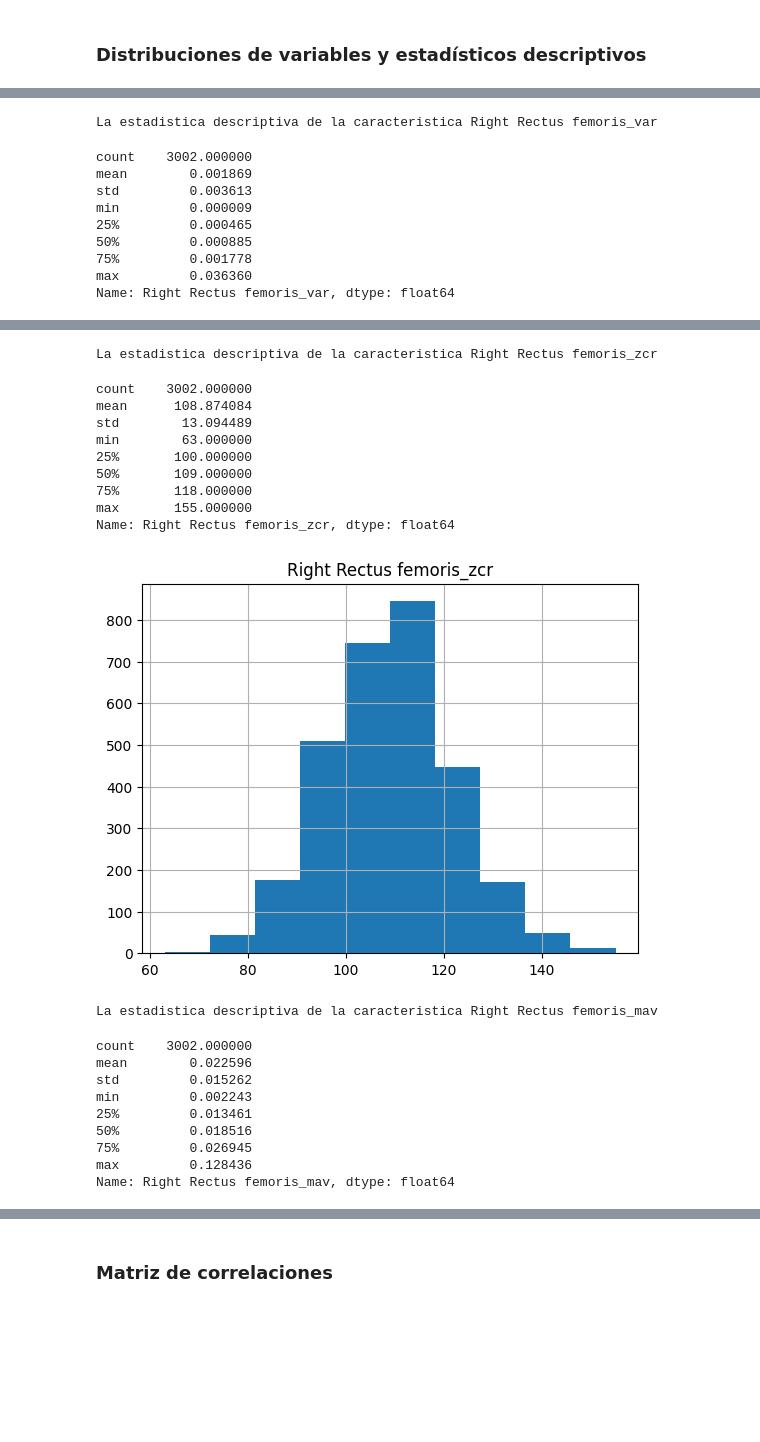
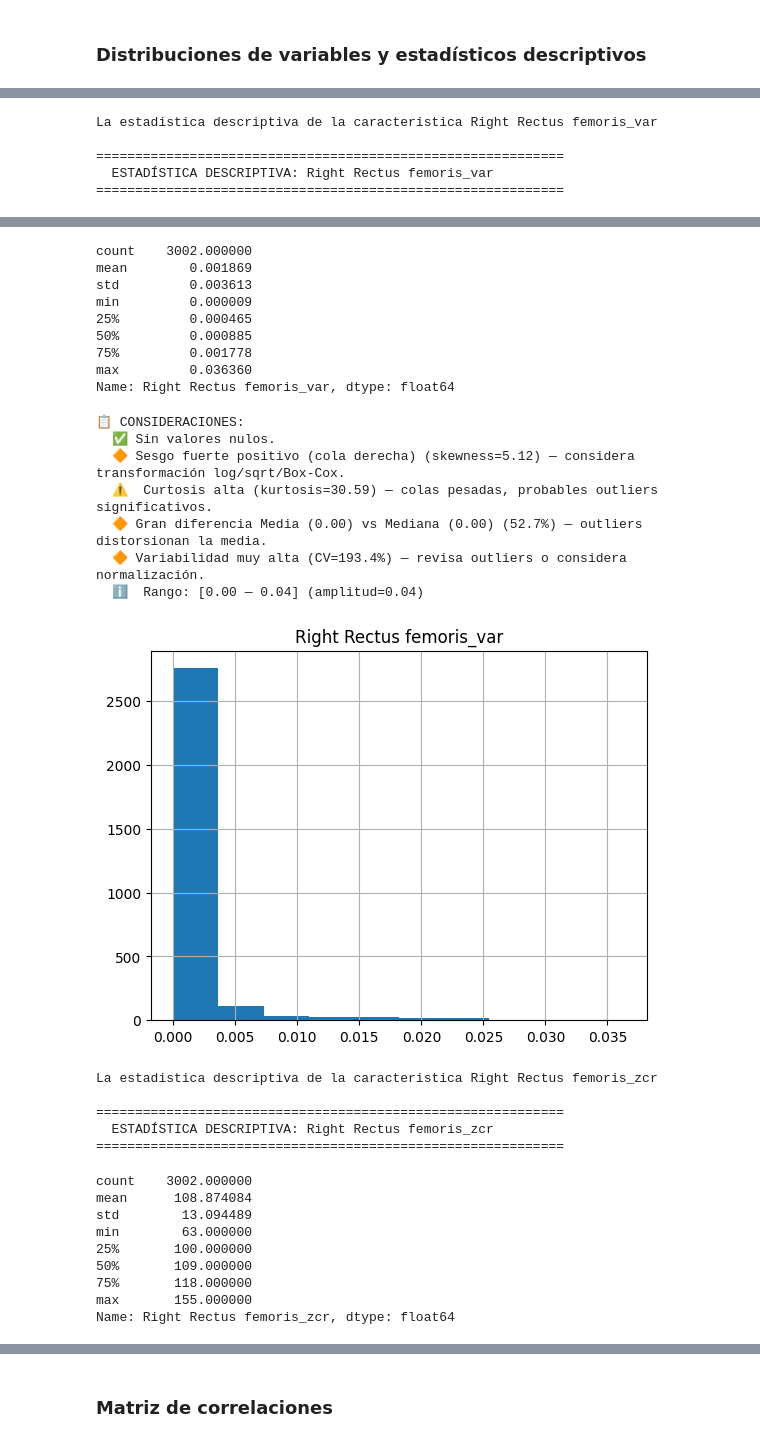
Before and after one commit to Alejoso/Taller2-Intro-IA, a Jupyter notebook: Problema1.ipynb, the cells around one changed output, grey strips where cells are left out. Saved outputs shown, nothing was run; the diff lists cells and outputs as text; code cells hidden in the pictures; blank space fills up the shorter version.

```diff
--- a/Problema1.ipynb
+++ b/Problema1.ipynb
@@ -120,7 +203,10 @@ octavo_musculo = lista_de_features[49:56]
 # %%
+# Descomentar si se quieren graficar todas las features
+
+# for caracteristica in todos_los_musculos
 for caracteristica in primer_musculo:
     print(f"La estadistica descriptiva de la caracteristica {caracteristica}")
-    display(nuevo_df[caracteristica].describe())
+    interpretar_estadisticas(nuevo_df[caracteristica], caracteristica)
 
     nuevo_df.hist(column=caracteristica)
     plt.show()
@@ -138,11 +235,6 @@ Name: Right Rectus femoris_rms, dtype: float64
 [figure]
-La estadistica descriptiva de la caracteristica Right Rectus femoris_var
-count    3002.000000
-mean        0.001869
-std         0.003613
-min         0.000009
-25%         0.000465
-50%         0.000885
-75%         0.001778
-max         0.036360
-Name: Right Rectus femoris_var, dtype: float64
+La estadistica descriptiva de la caracteristica Right Rectus femoris_var
+
+============================================================
+  ESTADÍSTICA DESCRIPTIVA: Right Rectus femoris_var
+============================================================
@@ -150,21 +241,31 @@ Name: Right Rectus femoris_var, dtype: float64
-La estadistica descriptiva de la caracteristica Right Rectus femoris_zcr
+count    3002.000000
+mean        0.001869
+std         0.003613
+min         0.000009
+25%         0.000465
+50%         0.000885
+75%         0.001778
+max         0.036360
+Name: Right Rectus femoris_var, dtype: float64
-count    3002.000000
-mean      108.874084
-std        13.094489
-min        63.000000
-25%       100.000000
-50%       109.000000
-75%       118.000000
-max       155.000000
-Name: Right Rectus femoris_zcr, dtype: float64
+📋 CONSIDERACIONES:
+  ✅ Sin valores nulos.
+  🔶 Sesgo fuerte positivo (cola derecha) (skewness=5.12) — considera transformación log/sqrt/Box-Cox.
+  ⚠️  Curtosis alta (kurtosis=30.59) — colas pesadas, probables outliers significativos.
+  🔶 Gran diferencia Media (0.00) vs Mediana (0.00) (52.7%) — outliers distorsionan la media.
+  🔶 Variabilidad muy alta (CV=193.4%) — revisa outliers o considera normalización.
+  ℹ️  Rango: [0.00 — 0.04] (amplitud=0.04)
-[figure]
+[figure]
-La estadistica descriptiva de la caracteristica Right Rectus femoris_mav
+La estadistica descriptiva de la caracteristica Right Rectus femoris_zcr
+
+============================================================
+  ESTADÍSTICA DESCRIPTIVA: Right Rectus femoris_zcr
+============================================================
 count    3002.000000
-mean        0.022596
-std         0.015262
-min         0.002243
-25%         0.013461
-50%         0.018516
-75%         0.026945
-max         0.128436
-Name: Right Rectus femoris_mav, dtype: float64
+mean      108.874084
+std        13.094489
+min        63.000000
+25%       100.000000
+50%       109.000000
+75%       118.000000
+max       155.000000
+Name: Right Rectus femoris_zcr, dtype: float64
```
Also changed, not shown: parts of 37 cells of this notebook.
